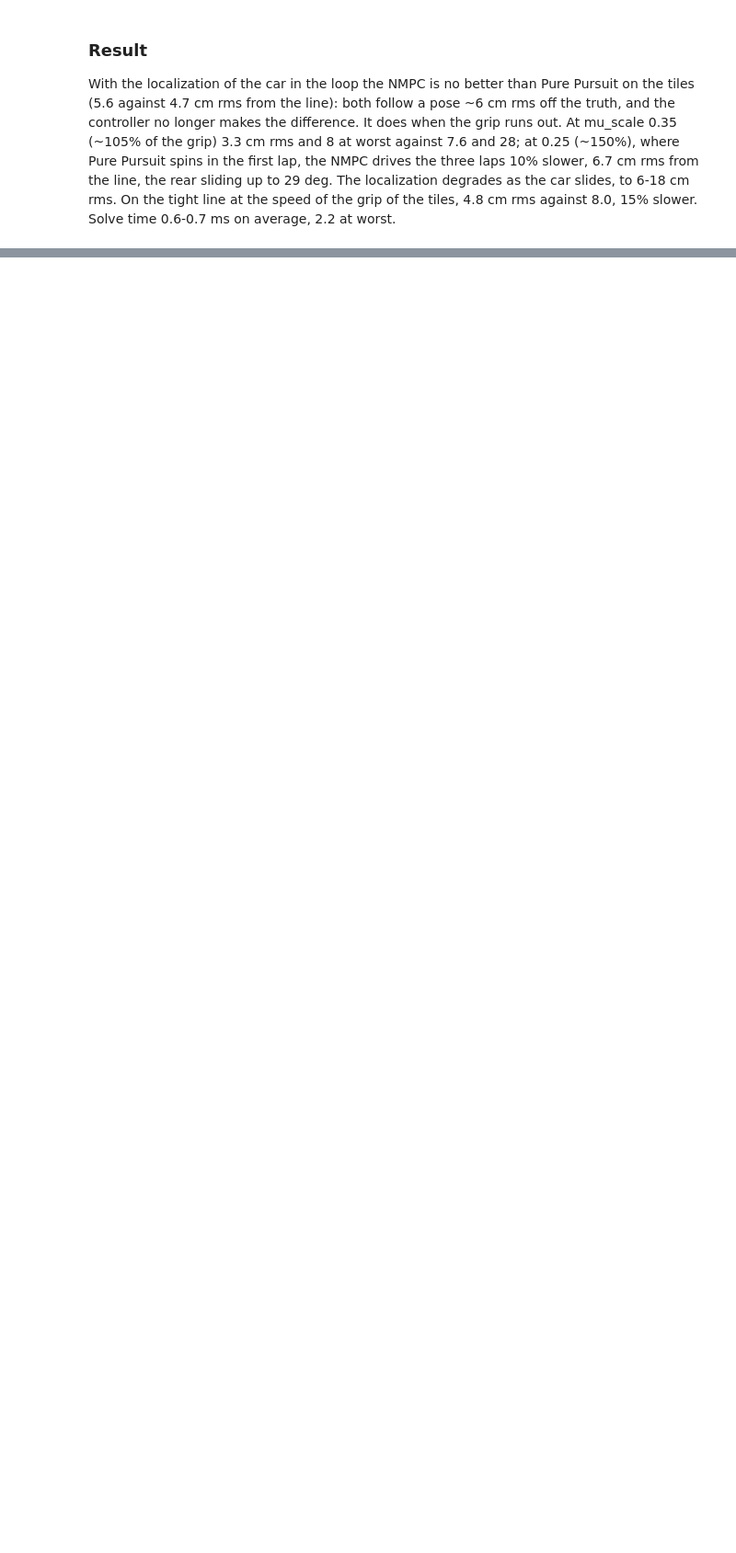
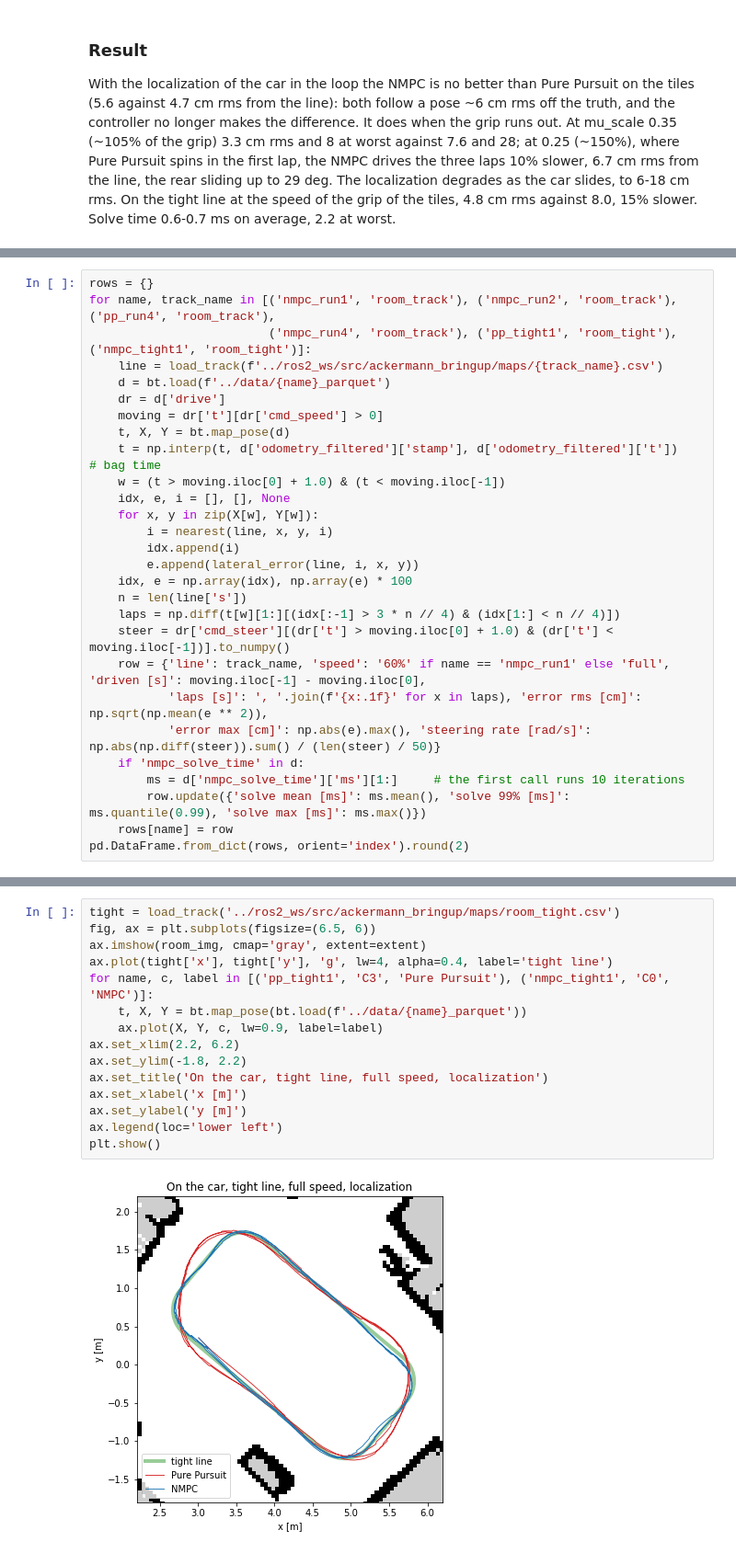
Before and after one commit to Gelminaio/drift-mpc-ackermann, a Jupyter notebook: notebooks/nmpc.ipynb, the cells around one changed output, grey strips where cells are left out. Shown at 92% size. Saved outputs shown, nothing was run; the diff lists cells and outputs as text; blank space fills up the shorter version.

Commit message:
analysis: nmpc on the car

```diff
--- a/notebooks/nmpc.ipynb
+++ b/notebooks/nmpc.ipynb
@@ -441,0 +454,28 @@ ms on average, 2.2 at worst.
+# %%
+rows = {}
+for name, track_name in [('nmpc_run1', 'room_track'), ('nmpc_run2', 'room_track'), ('pp_run4', 'room_track'),
+                         ('nmpc_run4', 'room_track'), ('pp_tight1', 'room_tight'), ('nmpc_tight1', 'room_tight')]:
+    line = load_track(f'../ros2_ws/src/ackermann_bringup/maps/{track_name}.csv')
+    d = bt.load(f'../data/{name}_parquet')
+    dr = d['drive']
+    moving = dr['t'][dr['cmd_speed'] > 0]
+    t, X, Y = bt.map_pose(d)
+    t = np.interp(t, d['odometry_filtered']['stamp'], d['odometry_filtered']['t'])    # bag time
+    w = (t > moving.iloc[0] + 1.0) & (t < moving.iloc[-1])
+    idx, e, i = [], [], None
+    for x, y in zip(X[w], Y[w]):
+        i = nearest(line, x, y, i)
+        idx.append(i)
+        e.append(lateral_error(line, i, x, y))
+    idx, e = np.array(idx), np.array(e) * 100
+    n = len(line['s'])
+    laps = np.diff(t[w][1:][(idx[:-1] > 3 * n // 4) & (idx[1:] < n // 4)])
+    steer = dr['cmd_steer'][(dr['t'] > moving.iloc[0] + 1.0) & (dr['t'] < moving.iloc[-1])].to_numpy()
+    row = {'line': track_name, 'speed': '60%' if name == 'nmpc_run1' else 'full', 'driven [s]': moving.iloc[-1] - moving.iloc[0],
+           'laps [s]': ', '.join(f'{x:.1f}' for x in laps), 'error rms [cm]': np.sqrt(np.mean(e ** 2)),
+           'error max [cm]': np.abs(e).max(), 'steering rate [rad/s]': np.abs(np.diff(steer)).sum() / (len(steer) / 50)}
+    if 'nmpc_solve_time' in d:
+        ms = d['nmpc_solve_time']['ms'][1:]     # the first call runs 10 iterations
+        row.update({'solve mean [ms]': ms.mean(), 'solve 99% [ms]': ms.quantile(0.99), 'solve max [ms]': ms.max()})
+    rows[name] = row
+pd.DataFrame.from_dict(rows, orient='index').round(2)
@@ -441,0 +490,17 @@ ms on average, 2.2 at worst.
+# %%
+tight = load_track('../ros2_ws/src/ackermann_bringup/maps/room_tight.csv')
+fig, ax = plt.subplots(figsize=(6.5, 6))
+ax.imshow(room_img, cmap='gray', extent=extent)
+ax.plot(tight['x'], tight['y'], 'g', lw=4, alpha=0.4, label='tight line')
+for name, c, label in [('pp_tight1', 'C3', 'Pure Pursuit'), ('nmpc_tight1', 'C0', 'NMPC')]:
+    t, X, Y = bt.map_pose(bt.load(f'../data/{name}_parquet'))
+    ax.plot(X, Y, c, lw=0.9, label=label)
+ax.set_xlim(2.2, 6.2)
+ax.set_ylim(-1.8, 2.2)
+ax.set_title('On the car, tight line, full speed, localization')
+ax.set_xlabel('x [m]')
+ax.set_ylabel('y [m]')
+ax.legend(loc='lower left')
+plt.show()
+# %% [output]
+[figure, added]
```
Also changed, not shown: parts of 3 cells of this notebook, 1 other file.
